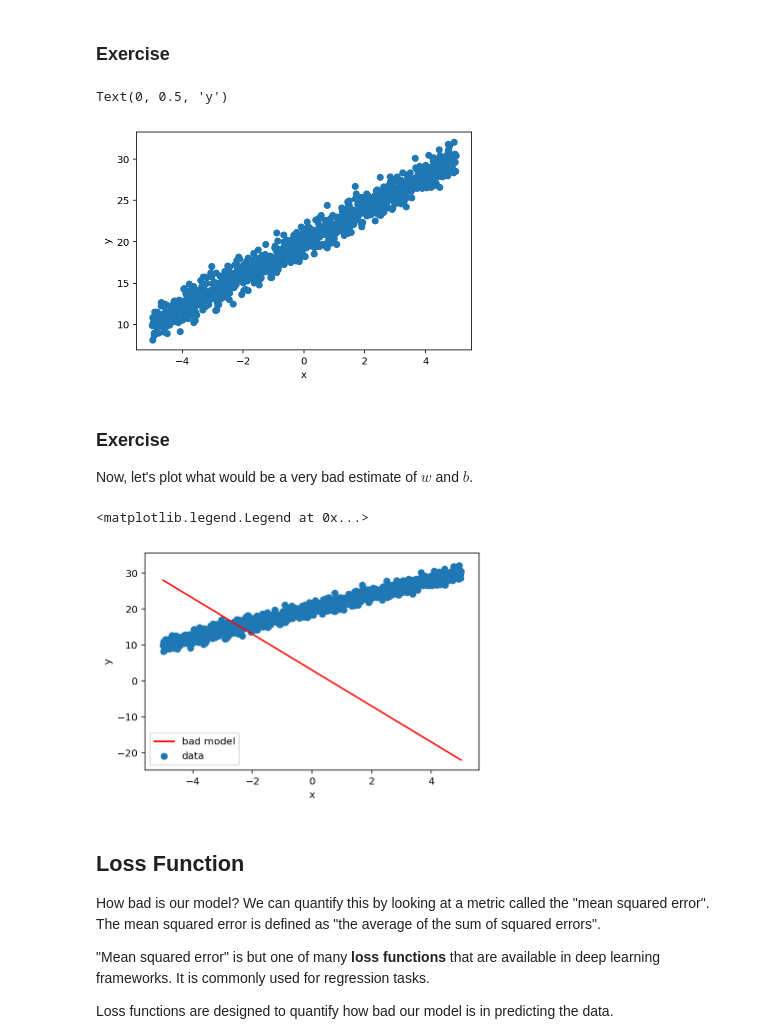
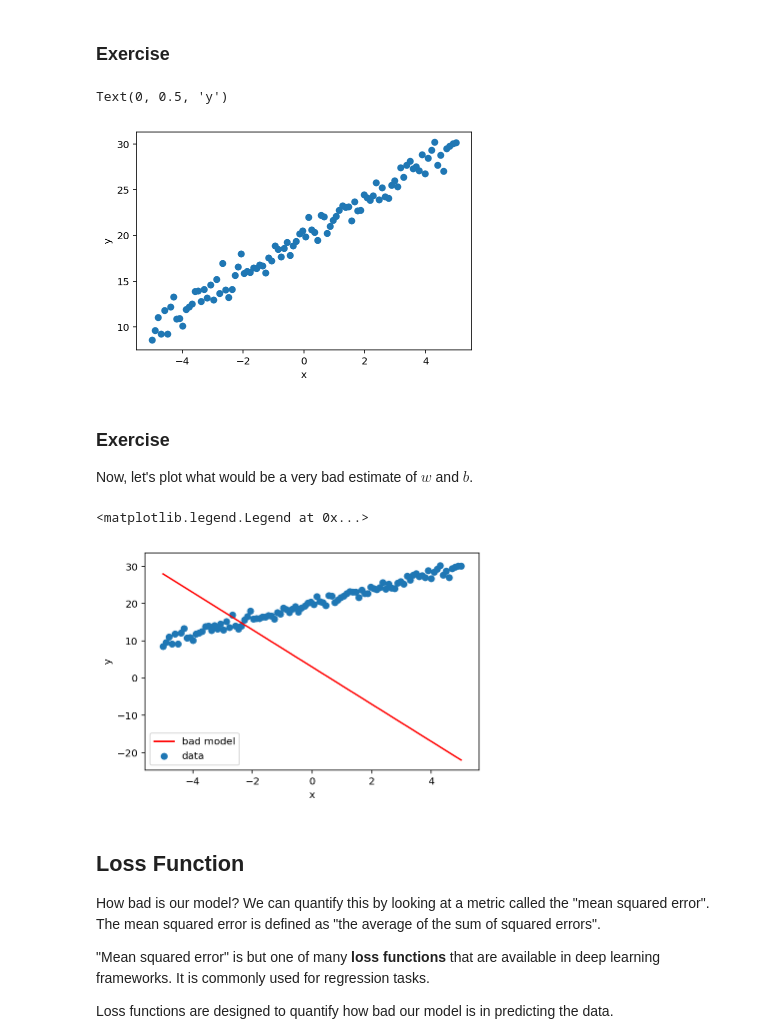
Before and after one commit to ericmjl/dl-workshop, a Jupyter notebook: notebooks/tutorial-instructor.ipynb, the cells around one changed output. Drawn from its saved outputs; the diff is of its cells as text; code cells hidden in the pictures.

```diff
--- a/notebooks/tutorial-instructor.ipynb
+++ b/notebooks/tutorial-instructor.ipynb
@@ -51,23 +49,23 @@ You can specify a true $w$ and a true $b$ as you wish, or you can just follow al
 # %% [markdown]
 ### Exercise
 # %%
-x = np.linspace(-5, 5, 1000)
+x = np.linspace(-5, 5, 100)
 w_true = 2  # exercise: specify ground truth w.
 b_true = 20  # exercise: specify ground truth b.
 
 def noise(n):
     return npr.normal(size=(n))
 
 # exercise: write the linear equation down.
 y = w_true * x + b_true + noise(len(x))
 
 # Plot ground truth data
 plt.scatter(x, y)
 plt.xlabel('x')
 plt.ylabel('y')
 # %% [output]
 Text(0, 0.5, 'y')
-[figure, old version]
+[figure, new version]
 # %% [markdown]
 ### Exercise
 
@@ -84,7 +82,7 @@ plt.ylabel('y')
 plt.legend()
 # %% [output]
 <matplotlib.legend.Legend at 0x...>
-[figure, old version]
+[figure, new version]
 # %% [markdown]
 ## Loss Function
 
```
Also changed, not shown: parts of 14 cells of this notebook.
